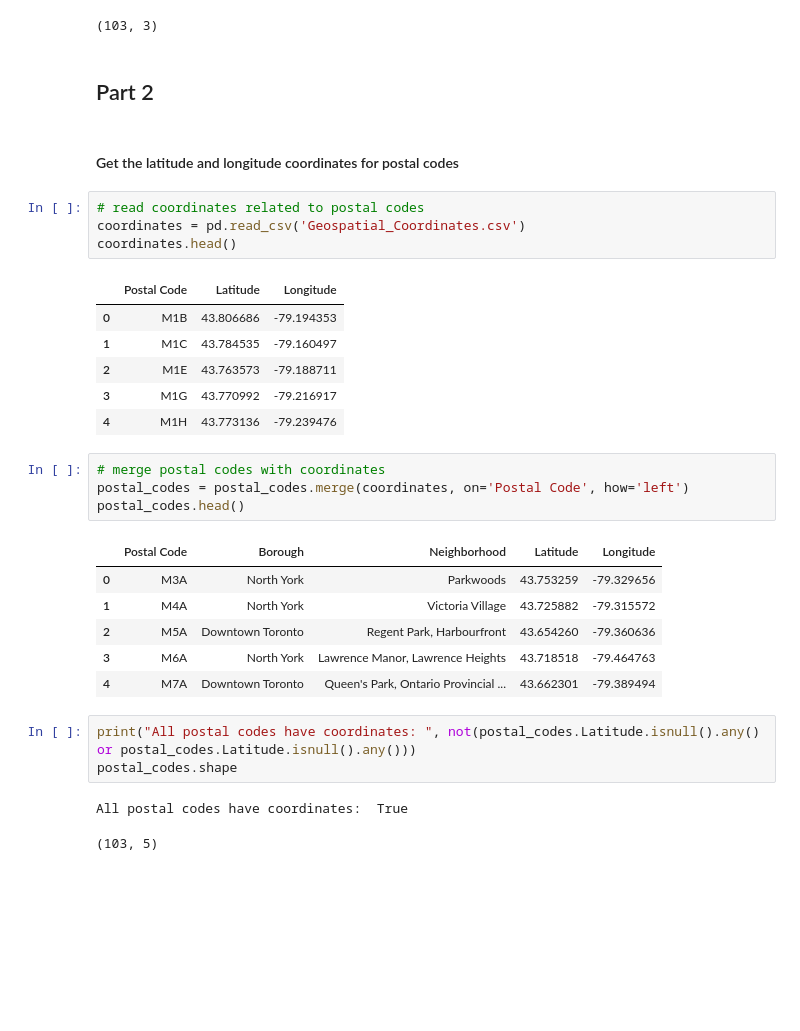
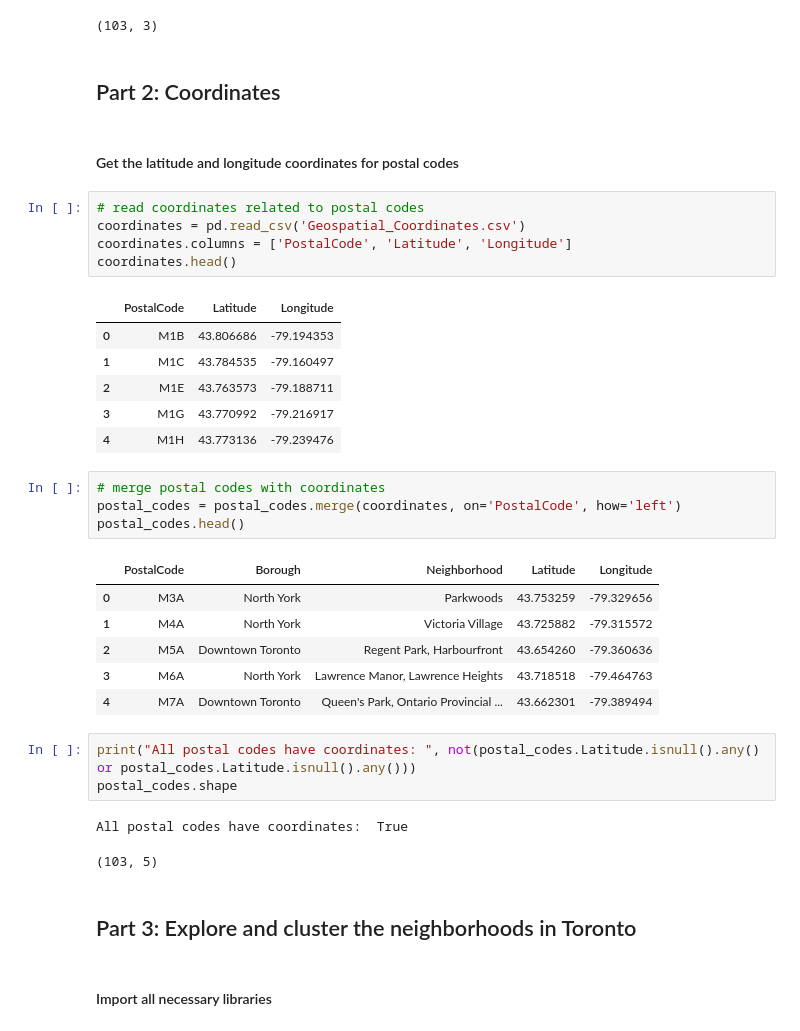
Before and after one commit to omatveyuk/Coursera_Capstone, a Jupyter notebook: SegmentingClusteringNeighborhoodsToronto.ipynb, the cells around one changed output. Drawn from its saved outputs; the diff is of its cells as text; blank space fills up the shorter version.

Commit message:
Add SegmentingClusteringNeighborhoodsToronto Part3

```diff
--- a/SegmentingClusteringNeighborhoodsToronto.ipynb
+++ b/SegmentingClusteringNeighborhoodsToronto.ipynb
@@ -100,15 +100,16 @@ postal_codes.shape
 # %% [output]
 (103, 3)
 # %% [markdown]
-## Part 2
+## Part 2: Coordinates
 # %% [markdown]
 ####  Get the latitude and longitude coordinates for postal codes
 # %%
 # read coordinates related to postal codes
 coordinates = pd.read_csv('Geospatial_Coordinates.csv')
+coordinates.columns = ['PostalCode', 'Latitude', 'Longitude']
 coordinates.head()
 # %% [output]
-|  | Postal Code | Latitude | Longitude |
+|  | PostalCode | Latitude | Longitude |
 | 0 | M1B | 43.806686 | -79.194353 |
 | 1 | M1C | 43.784535 | -79.160497 |
 | 2 | M1E | 43.763573 | -79.188711 |
@@ -116,10 +117,10 @@ coordinates.head()
 | 4 | M1H | 43.773136 | -79.239476 |
 # %%
 # merge postal codes with coordinates
-postal_codes = postal_codes.merge(coordinates, on='Postal Code', how='left')
+postal_codes = postal_codes.merge(coordinates, on='PostalCode', how='left')
 postal_codes.head()
 # %% [output]
-|  | Postal Code | Borough | Neighborhood | Latitude | Longitude |
+|  | PostalCode | Borough | Neighborhood | Latitude | Longitude |
 | 0 | M3A | North York | Parkwoods | 43.753259 | -79.329656 |
 | 1 | M4A | North York | Victoria Village | 43.725882 | -79.315572 |
 | 2 | M5A | Downtown Toronto | Regent Park, Harbourfront | 43.654260 | -79.360636 |
@@ -131,3 +132,7 @@ postal_codes.shape
 # %% [output]
 All postal codes have coordinates:  True
 (103, 5)
+# %% [markdown]
+## Part 3: Explore and cluster the neighborhoods in Toronto
+# %% [markdown]
+#### Import all necessary libraries
```
Also changed, not shown: parts of 48 cells of this notebook.
